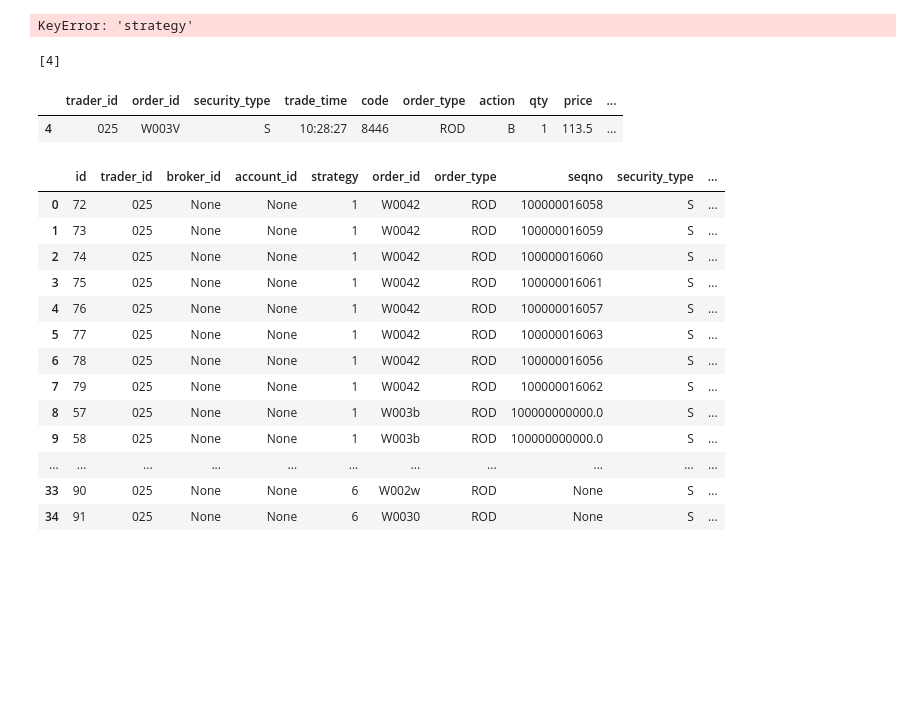
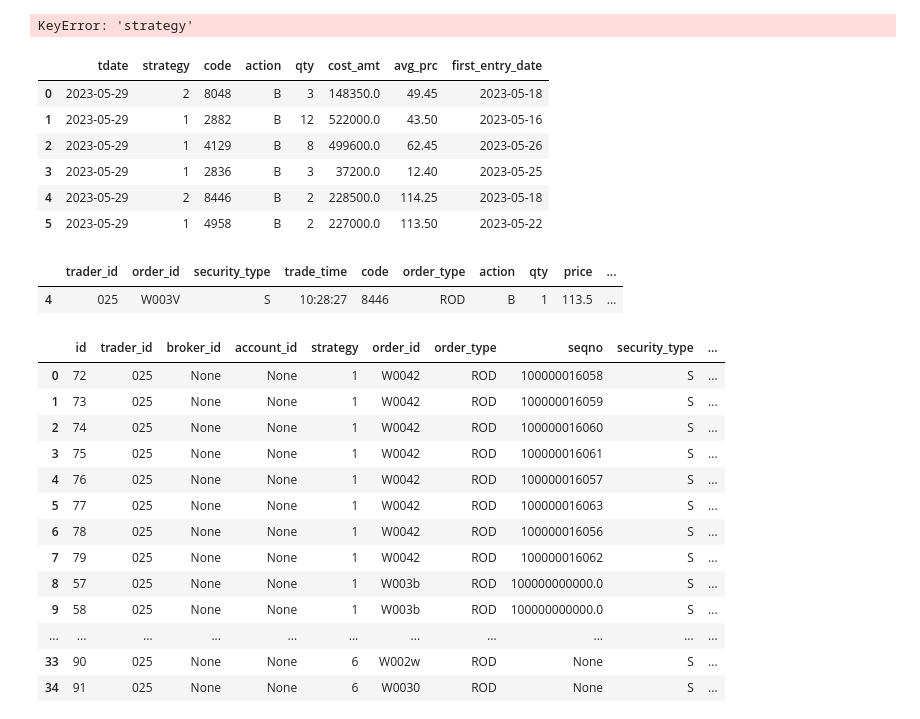
Before and after one commit to quanthsu/proprietary, a Jupyter notebook: status_update.ipynb, the cells around one changed output. Drawn from its saved outputs; the diff is of its cells as text; code cells hidden in the pictures; blank space fills up the shorter version.

```diff
--- a/status_update.ipynb
+++ b/status_update.ipynb
@@ -101,10 +101,16 @@ for index, row in deal.iterrows():
     cur_dealer_trades = dealer_trades[(dealer_trades['order_id'] == row.order_id) & (dealer_trades['code'] == row.code)]
     if len(cur_dealer_trades) == 0:
         append_index_list.append(index)
-# %%
-append_index_list
-# %% [output]
-[4]
+# %%
+cli.execute_query("select * from dealer.ft_get_positions_fifo(CURRENT_DATE, 'B') union select * from dealer.ft_get_positions_fifo(CURRENT_DATE, 'S')", out_type='df')
+# %% [output]
+|  | tdate | strategy | code | action | qty | cost_amt | avg_prc | first_entry_date |
+| 0 | 2023-05-29 | 2 | 8048 | B | 3 | 148350.0 | 49.45 | 2023-05-18 |
+| 1 | 2023-05-29 | 1 | 2882 | B | 12 | 522000.0 | 43.50 | 2023-05-16 |
+| 2 | 2023-05-29 | 1 | 4129 | B | 8 | 499600.0 | 62.45 | 2023-05-26 |
+| 3 | 2023-05-29 | 1 | 2836 | B | 3 | 37200.0 | 12.40 | 2023-05-25 |
+| 4 | 2023-05-29 | 2 | 8446 | B | 2 | 228500.0 | 114.25 | 2023-05-18 |
+| 5 | 2023-05-29 | 1 | 4958 | B | 2 | 227000.0 | 113.50 | 2023-05-22 |
 # %%
 deal.iloc[append_index_list]
 # %% [output]
```
Also changed, not shown: 8 other files.
